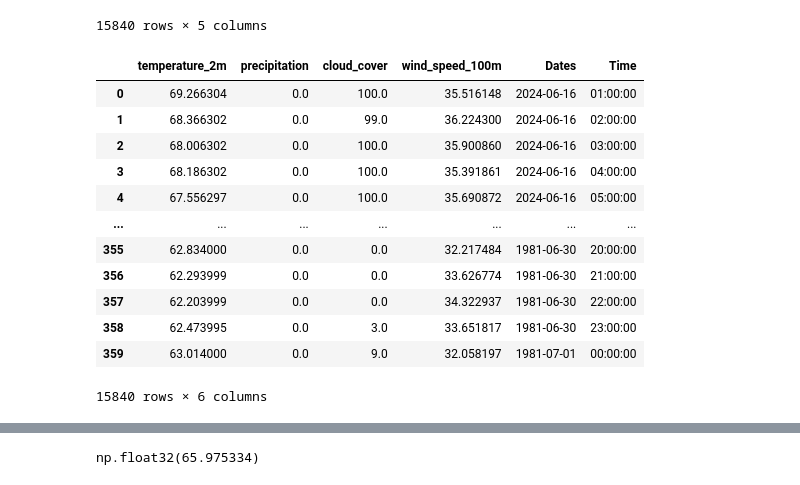
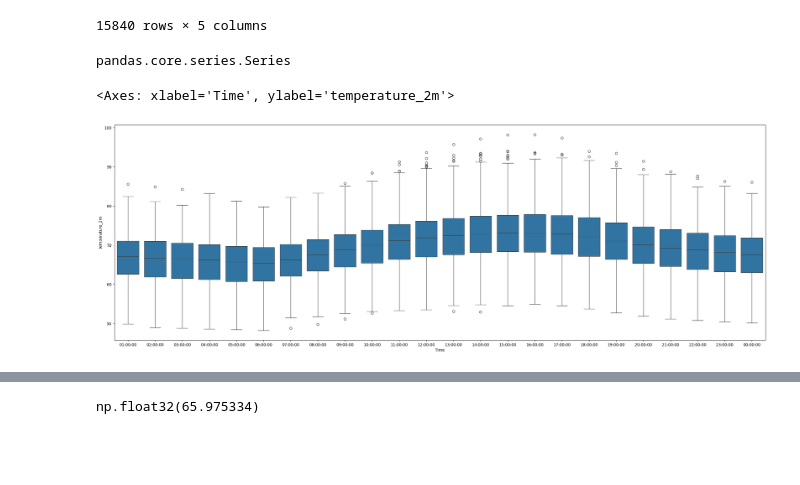
Before and after one commit to AlexB-623/WeatherAnalysisApp, a Jupyter notebook: evaluating_weather_data.ipynb, the cells around one changed output, grey strips where cells are left out. Cells and saved outputs as stored; diff of their text form; code cells hidden in the pictures; blank space fills up the shorter version.

```diff
--- a/evaluating_weather_data.ipynb
+++ b/evaluating_weather_data.ipynb
@@ -54,23 +61,13 @@ test_frame2 = test_frame
 # %%
-#step 2 - splitting day from hour
-test_frame2['Dates'] = pd.to_datetime(test_frame2['local']).dt.date
-test_frame2['Time'] = pd.to_datetime(test_frame2['local']).dt.time
-test_frame2 = test_frame.drop('local', axis=1)
-test_frame2
+type(test_frame2['Time'])
 # %% [output]
-|  | temperature_2m | precipitation | cloud_cover | wind_speed_100m | Dates | Time |
-| 0 | 69.266304 | 0.0 | 100.0 | 35.516148 | 2024-06-16 | 01:00:00 |
-| 1 | 68.366302 | 0.0 | 99.0 | 36.224300 | 2024-06-16 | 02:00:00 |
-| 2 | 68.006302 | 0.0 | 100.0 | 35.900860 | 2024-06-16 | 03:00:00 |
-| 3 | 68.186302 | 0.0 | 100.0 | 35.391861 | 2024-06-16 | 04:00:00 |
-| 4 | 67.556297 | 0.0 | 100.0 | 35.690872 | 2024-06-16 | 05:00:00 |
-| ... | ... | ... | ... | ... | ... | ... |
-| 355 | 62.834000 | 0.0 | 0.0 | 32.217484 | 1981-06-30 | 20:00:00 |
-| 356 | 62.293999 | 0.0 | 0.0 | 33.626774 | 1981-06-30 | 21:00:00 |
-| 357 | 62.203999 | 0.0 | 0.0 | 34.322937 | 1981-06-30 | 22:00:00 |
-| 358 | 62.473995 | 0.0 | 3.0 | 33.651817 | 1981-06-30 | 23:00:00 |
-| 359 | 63.014000 | 0.0 | 9.0 | 32.058197 | 1981-07-01 | 00:00:00 |
-15840 rows × 6 columns
+pandas.core.series.Series
+# %%
+plt.figure(figsize=(30,10))
+sns.boxplot(test_frame2, x=test_frame2['Time'], y=test_frame2['temperature_2m'])
+# %% [output]
+<Axes: xlabel='Time', ylabel='temperature_2m'>
+[figure, added]
 # %%
 #step 3, group by hour
 time_groups = test_frame.groupby('Time')
```
Also changed, not shown: parts of 8 cells of this notebook, 3 other files.
